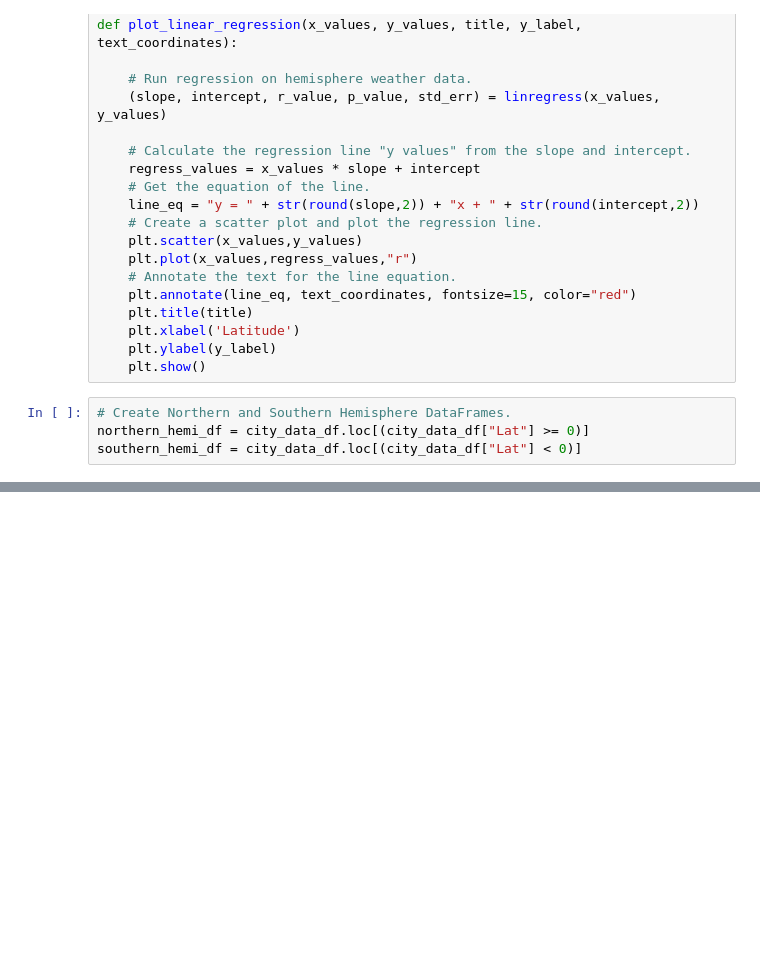
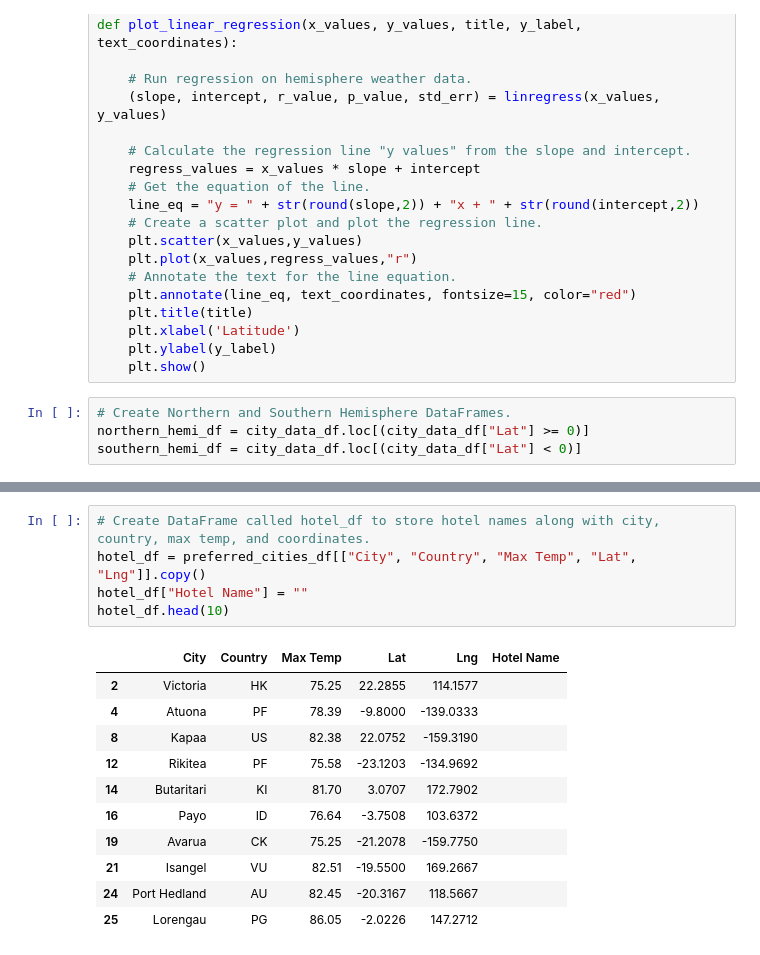
Before and after one commit to ltmurphy/World_Weather_Analysis, a Jupyter notebook: bones.ipynb, the cells around one changed output, grey strips where cells are left out. Drawn from its saved outputs; the diff is of its cells as text; blank space fills up the shorter version.

```diff
--- a/bones.ipynb
+++ b/bones.ipynb
@@ -342,0 +443,17 @@ plot_linear_regression(x_values, y_values,
+# %%
+# Create DataFrame called hotel_df to store hotel names along with city, country, max temp, and coordinates.
+hotel_df = preferred_cities_df[["City", "Country", "Max Temp", "Lat", "Lng"]].copy()
+hotel_df["Hotel Name"] = ""
+hotel_df.head(10)
+# %% [output]
+|  | City | Country | Max Temp | Lat | Lng | Hotel Name |
+| 2 | Victoria | HK | 75.25 | 22.2855 | 114.1577 |  |
+| 4 | Atuona | PF | 78.39 | -9.8000 | -139.0333 |  |
+| 8 | Kapaa | US | 82.38 | 22.0752 | -159.3190 |  |
+| 12 | Rikitea | PF | 75.58 | -23.1203 | -134.9692 |  |
+| 14 | Butaritari | KI | 81.70 | 3.0707 | 172.7902 |  |
+| 16 | Payo | ID | 76.64 | -3.7508 | 103.6372 |  |
+| 19 | Avarua | CK | 75.25 | -21.2078 | -159.7750 |  |
+| 21 | Isangel | VU | 82.51 | -19.5500 | 169.2667 |  |
+| 24 | Port Hedland | AU | 82.45 | -20.3167 | 118.5667 |  |
+| 25 | Lorengau | PG | 86.05 | -2.0226 | 147.2712 |  |
```
Also changed, not shown: parts of 33 cells of this notebook, 19 other files.
